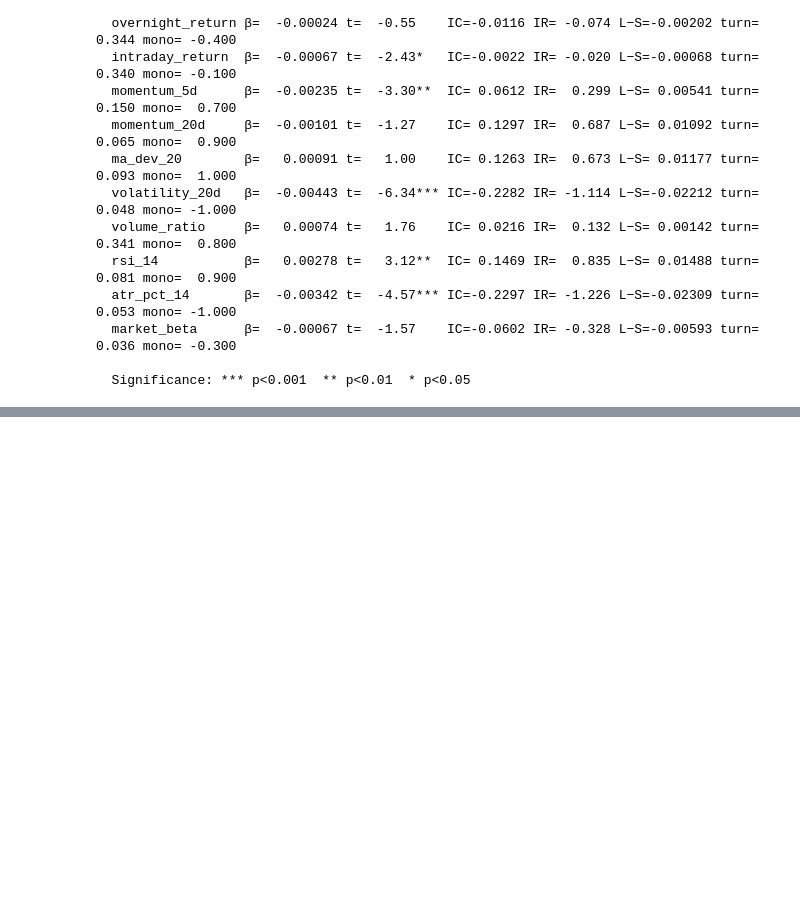
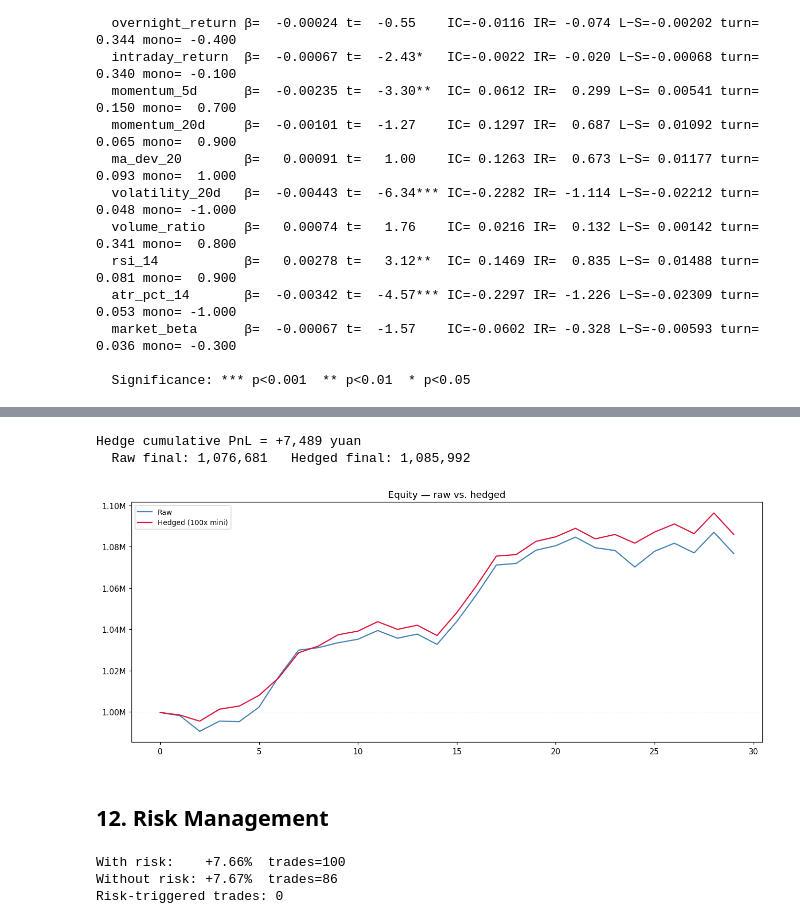
Before and after one commit to catketchup/alftrade, a Jupyter notebook: demo.ipynb, the cells around one changed output, grey strips where cells are left out. Drawn from its saved outputs; the diff is of its cells as text; code cells hidden in the pictures; blank space fills up the shorter version.

```diff
--- a/demo.ipynb
+++ b/demo.ipynb
@@ -590,0 +438,54 @@ Backtest:        30 days, 5 holdings
+# %%
+index_start = 5500.0
+index_level = np.zeros(len(held_out)); index_level[0] = index_start
+cum = 1.0
+for t in range(1, len(held_out)):
+    cum *= (1.0 + panel_full[held_out[t]][uni_full.symbols[0]].market_return)
+    index_level[t] = index_start * cum
+
+hm = HedgeManager(contract=FuturesContract("IM", multiplier=100.0),
+                  beta_window=20, min_beta_t=0.0, max_leverage=1.5)
+hedge_pnl_hist, beta_hist = [], []
+for t, d in enumerate(held_out):
+    pr = portfolio_return[t] if t < len(portfolio_return) else 0.0
+    mr = panel_full[d][uni_full.symbols[0]].market_return
+    pnl, lots, beta = hm.step(d, equity_hist[t], pr, mr, index_level[t])
+    hedge_pnl_hist.append(pnl); beta_hist.append(beta)
+hedged_equity = compute_hedged_equity(equity_hist, [], hedge_pnl_hist)
+print(f"Hedge cumulative PnL = {hm.cumulative_pnl:+,.0f} yuan")
+print(f"  Raw final: {equity_hist[-1]:,.0f}   Hedged final: {hedged_equity[-1]:,.0f}")
+# %% [output]
+Hedge cumulative PnL = +7,489 yuan
+  Raw final: 1,076,681   Hedged final: 1,085,992
+# %%
+fig, ax = plt.subplots(figsize=(12, 5))
+ax.plot(range(len(held_out)), equity_hist, lw=1.5, color="steelblue", label="Raw")
+ax.plot(range(len(held_out)), hedged_equity, lw=1.5, color="crimson", label="Hedged (100x mini)")
+ax.axhline(1e6, color="k", lw=0.4, ls=":"); ax.legend(fontsize=9)
+ax.set_title("Equity — raw vs. hedged")
+ax.yaxis.set_major_formatter(plt.FuncFormatter(lambda v, _: f"{v/1e6:.2f}M"))
+plt.tight_layout(); plt.show()
+# %% [output]
+[figure, added]
+# %% [markdown]
+## 12. Risk Management
+# %%
+risk_cfg = RiskConfig(max_weight_per_name=0.25, max_notional_per_trade=200_000,
+                      stop_loss_pct=0.08, max_drawdown_pct=0.15, daily_loss_limit_pct=0.03)
+pm_risk = PortfolioManager(capital=1_000_000.0, n_holdings=5,
+                           aggregator=SignalAggregator(calibration=result),
+                           risk_manager=RiskManager(risk_cfg, initial_capital=1_000_000.0))
+eng_risk = TradingEngine(factors=factors_full, calibration=result)
+eq_risk = []
+for d in held_out:
+    pm_risk.decide(d, panel_full[d], eng_risk.on_cross_section(d, panel_full[d]))
+    eq_risk.append(pm_risk.portfolio.mark_to_market(panel_full[d]))
+print(f"With risk:    {(eq_risk[-1]/1e6-1)*100:+.2f}%  trades={len(pm_risk.trades)}")
+print(f"Without risk: {(equity_hist[-1]/1e6-1)*100:+.2f}%  trades={len(pm.trades)}")
+risk_trades = [t for t in pm_risk.trades if t.reason in
+               ("STOP_LOSS", "TAKE_PROFIT", "MAX_DRAWDOWN", "DAILY_LOSS_LIMIT")]
+print(f"Risk-triggered trades: {len(risk_trades)}")
+# %% [output]
+With risk:    +7.66%  trades=100
+Without risk: +7.67%  trades=86
+Risk-triggered trades: 0
```
Also changed, not shown: parts of 70 cells of this notebook, 10 other files.
